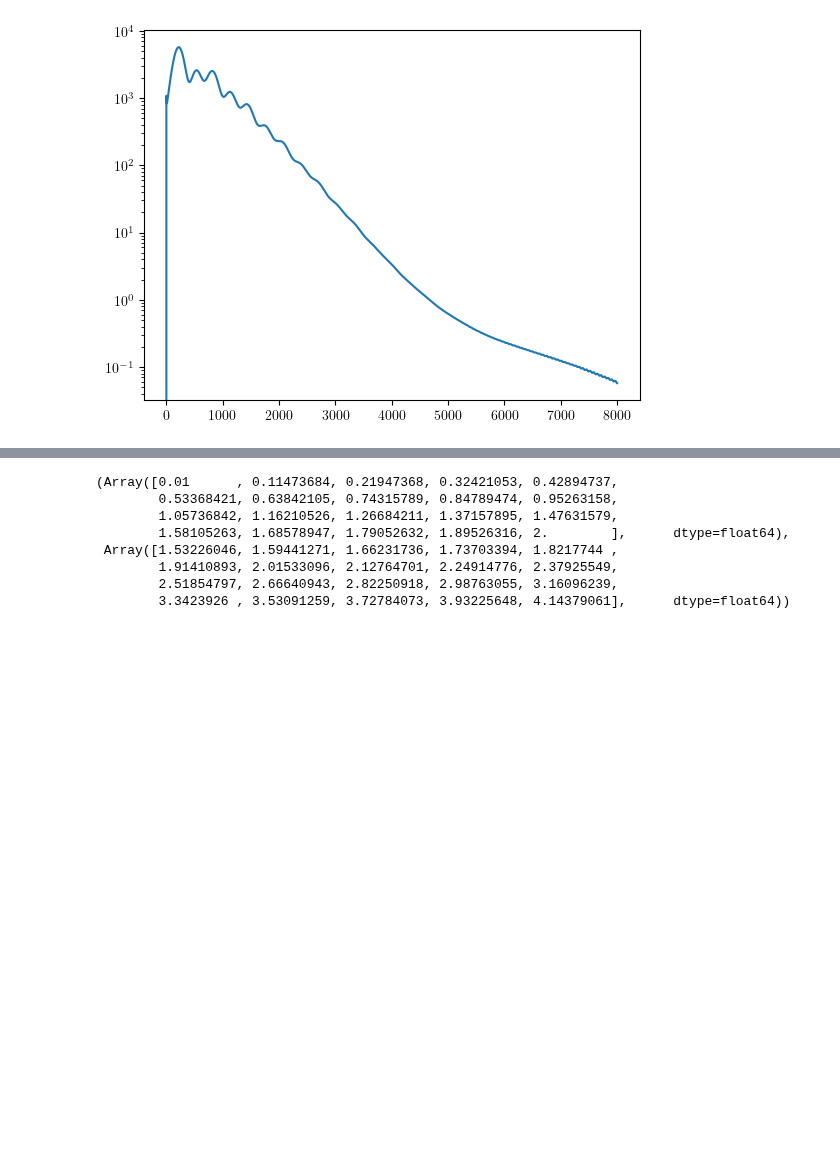
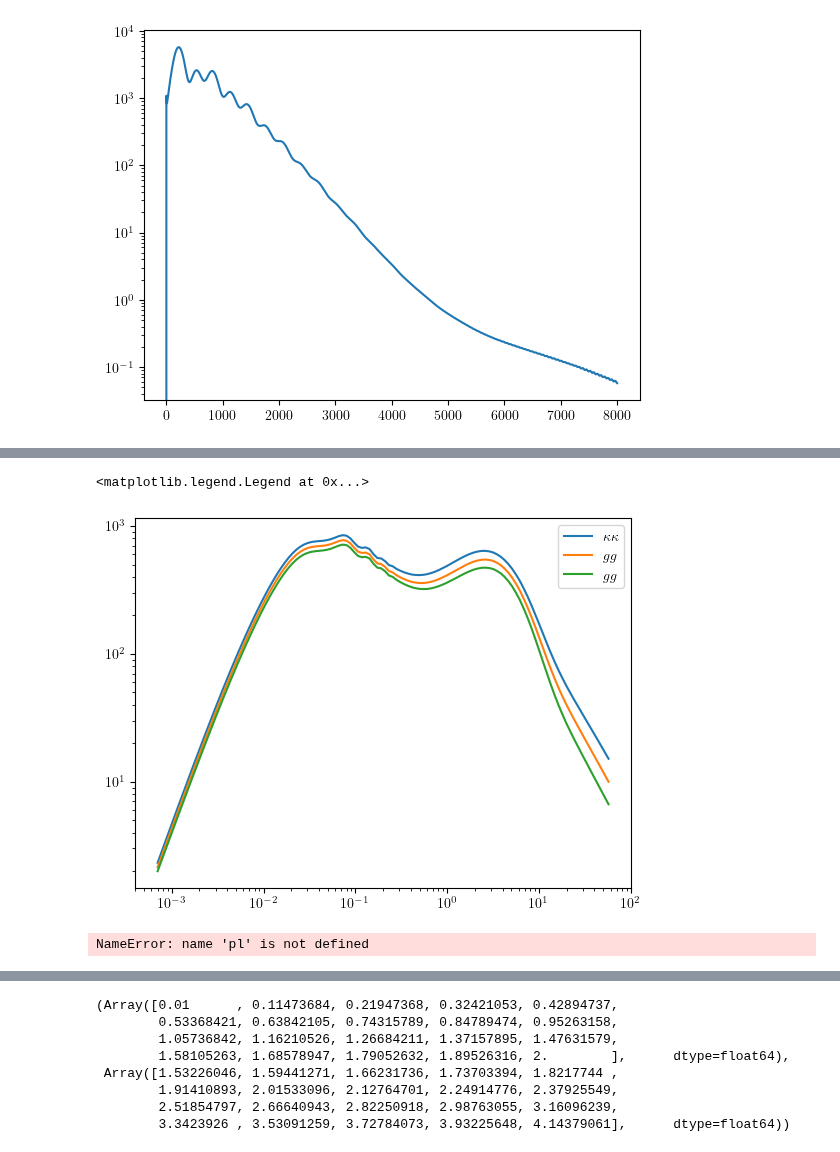
Before and after one commit to shivampcosmo/GODMAX, a Jupyter notebook: notebooks/test_galaxy.ipynb, the cells around one changed output, grey strips where cells are left out. Drawn from its saved outputs; the diff is of its cells as text; code cells hidden in the pictures; blank space fills up the shorter version.

```diff
--- a/notebooks/test_galaxy.ipynb
+++ b/notebooks/test_galaxy.ipynb
@@ -396,0 +483,37 @@ other_params_dict['mult_shear_bias_array'] = np.zeros(nz_info_dict['nbins'])
+# %%
+# get_power_test.Pge_tot_array.shape
+fac = get_power_test.k_array
+pl.figure()
+pl.plot(get_power_test.k_array, fac*get_power_test.Pge_tot_array[0,:], label=r'$\kappa \kappa$')
+pl.plot(get_power_test.k_array, fac*get_power_test.Pge_tot_array[1,:], label=r'$gg$')
+pl.plot(get_power_test.k_array, fac*get_power_test.Pge_tot_array[2,:], label=r'$gg$')
+# pl.plot(get_power_test.ell_array, fac*get_power_test.Cl_gal_gal_tot_mat[2,2,:], label=r'$gg$')
+# pl.plot(get_power_test.ell_array, fac*get_power_test.Cl_gal_y_tot_mat[2,:], label=r'$gy$')
+# pl.plot(get_power_test.ell_array, fac*get_power_test.Cl_kappa_y_tot_mat[3,:], label=r'$\kappa y$')
+# pl.plot(get_power_test.ell_array, fac*get_power_test.Cl_gal_kappa_tot_mat[2,3,:], label=r'$g\kappa$')
+pl.xscale('log')
+pl.yscale('log')
+# pl.ylim(1e-17, 1e5)
+# pl.xlim(10, 2e3)
+pl.legend()
+# %% [output]
+<matplotlib.legend.Legend at 0x...>
+[figure, added]
+# %%
+# fac = (get_power_test.ell_array)*(get_power_test.ell_array+1)/(2*np.pi)
+fac = 1.
+pl.figure()
+pl.plot(get_power_test.ell_array, fac*get_power_test.Cl_kappa_kappa_tot_mat[3,3,:], label=r'$\kappa \kappa$')
+pl.plot(get_power_test.ell_array, fac*get_power_test.Cl_gal_gal_tot_mat[0,0,:], label=r'$gg$')
+pl.plot(get_power_test.ell_array, fac*get_power_test.Cl_gal_gal_tot_mat[1,1,:], label=r'$gg$')
+pl.plot(get_power_test.ell_array, fac*get_power_test.Cl_gal_gal_tot_mat[2,2,:], label=r'$gg$')
+pl.plot(get_power_test.ell_array, fac*get_power_test.Cl_gal_y_tot_mat[2,:], label=r'$gy$')
+pl.plot(get_power_test.ell_array, fac*get_power_test.Cl_kappa_y_tot_mat[3,:], label=r'$\kappa y$')
+pl.plot(get_power_test.ell_array, fac*get_power_test.Cl_gal_kappa_tot_mat[2,3,:], label=r'$g\kappa$')
+pl.xscale('log')
+pl.yscale('log')
+pl.ylim(1e-17, 1e5)
+pl.xlim(10, 2e3)
+pl.legend()
+# %% [output]
+NameError: name 'pl' is not defined
```
Also changed, not shown: parts of 19 cells of this notebook, 5 other files.
